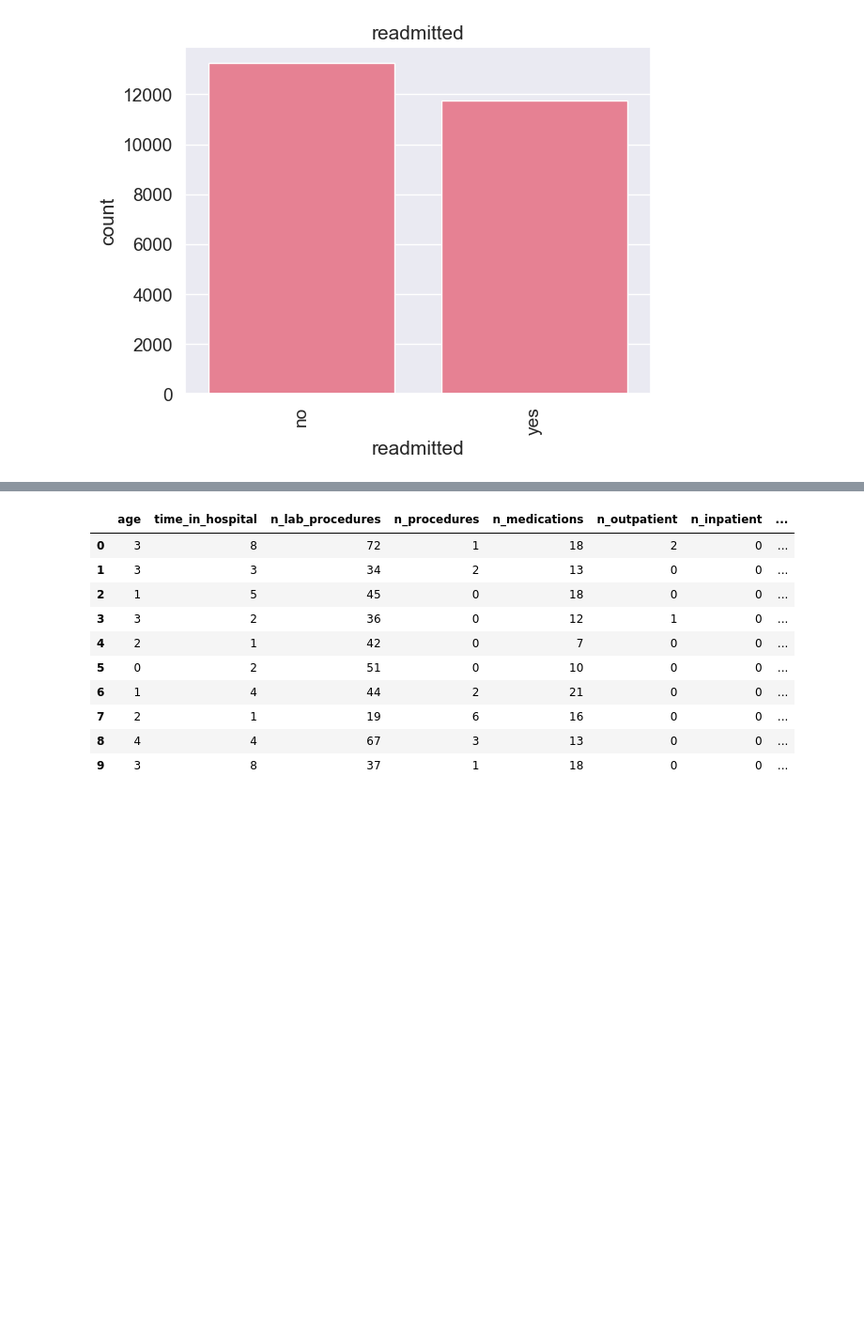
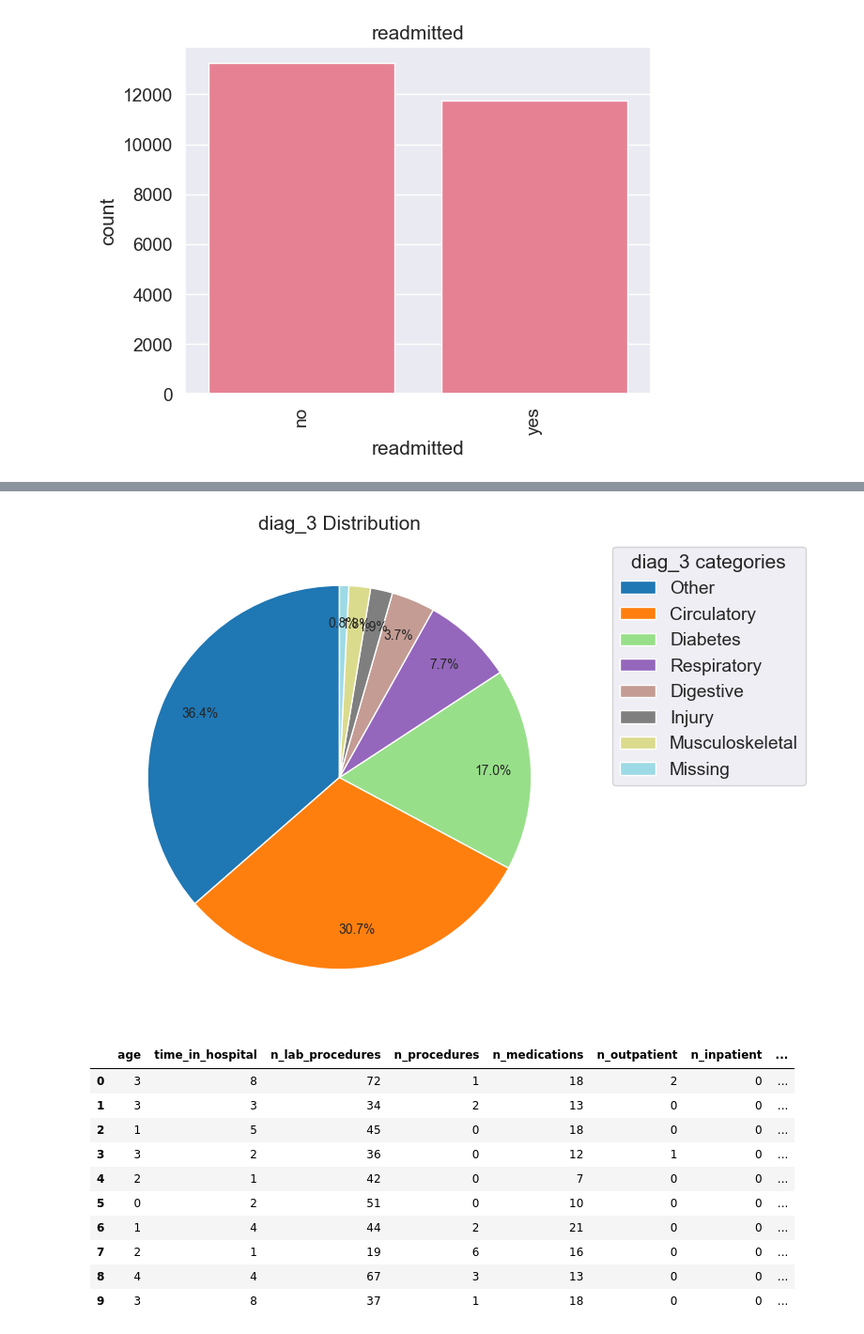
Before and after one commit to krithikadh/CTS_Hackathon, a Jupyter notebook: final.ipynb, the cells around one changed output, grey strips where cells are left out. Shown at 94% size. Drawn from its saved outputs; the diff is of its cells as text; code cells hidden in the pictures; blank space fills up the shorter version.

```diff
--- a/final.ipynb
+++ b/final.ipynb
@@ -134,3 +170,7 @@ for col,le in label_encoders.items():
+# %%
+plot_pie(df, 'diag_3')
+# %% [output]
+[figure, added]
 # %%
 df.head(10)
 # %% [output]
```
Also changed, not shown: parts of 4 cells of this notebook, 1 other file.
